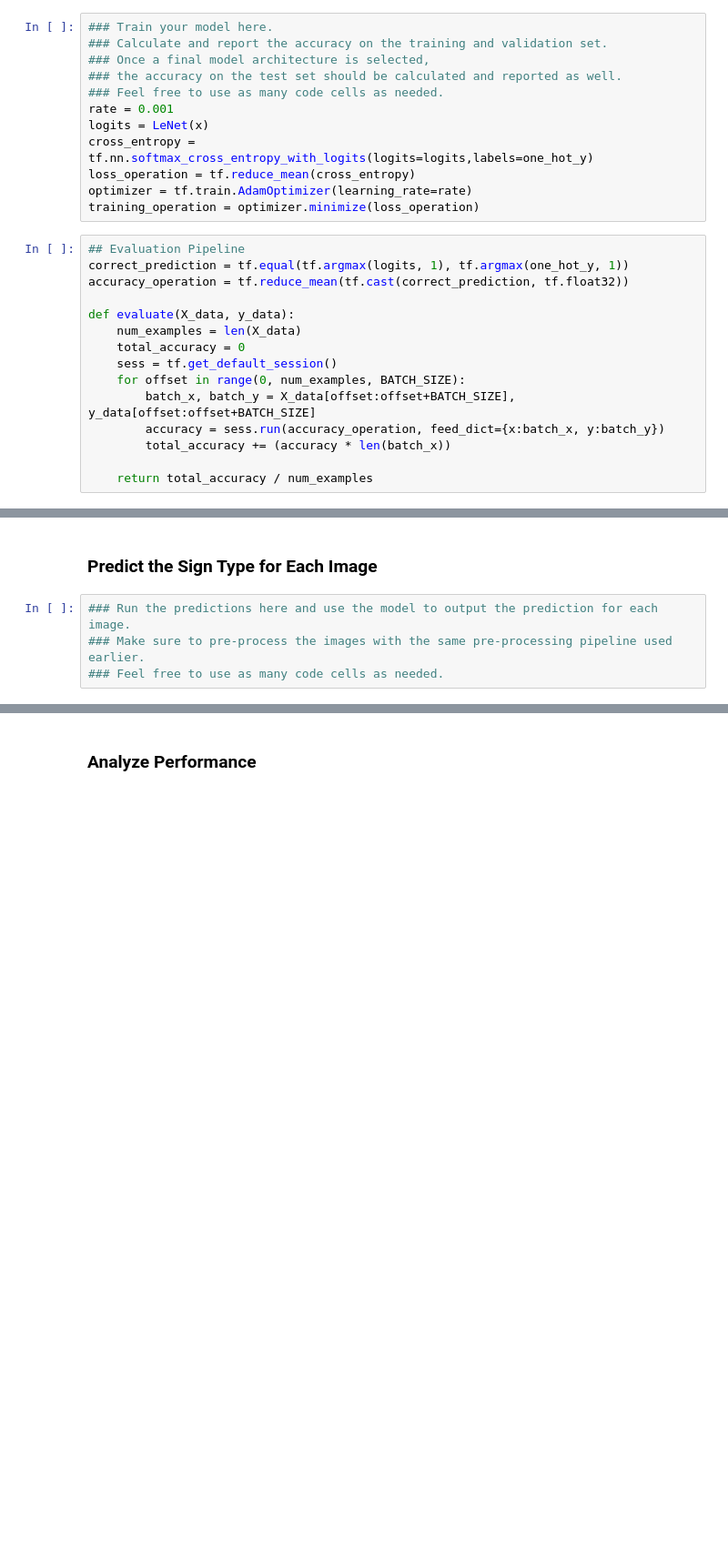
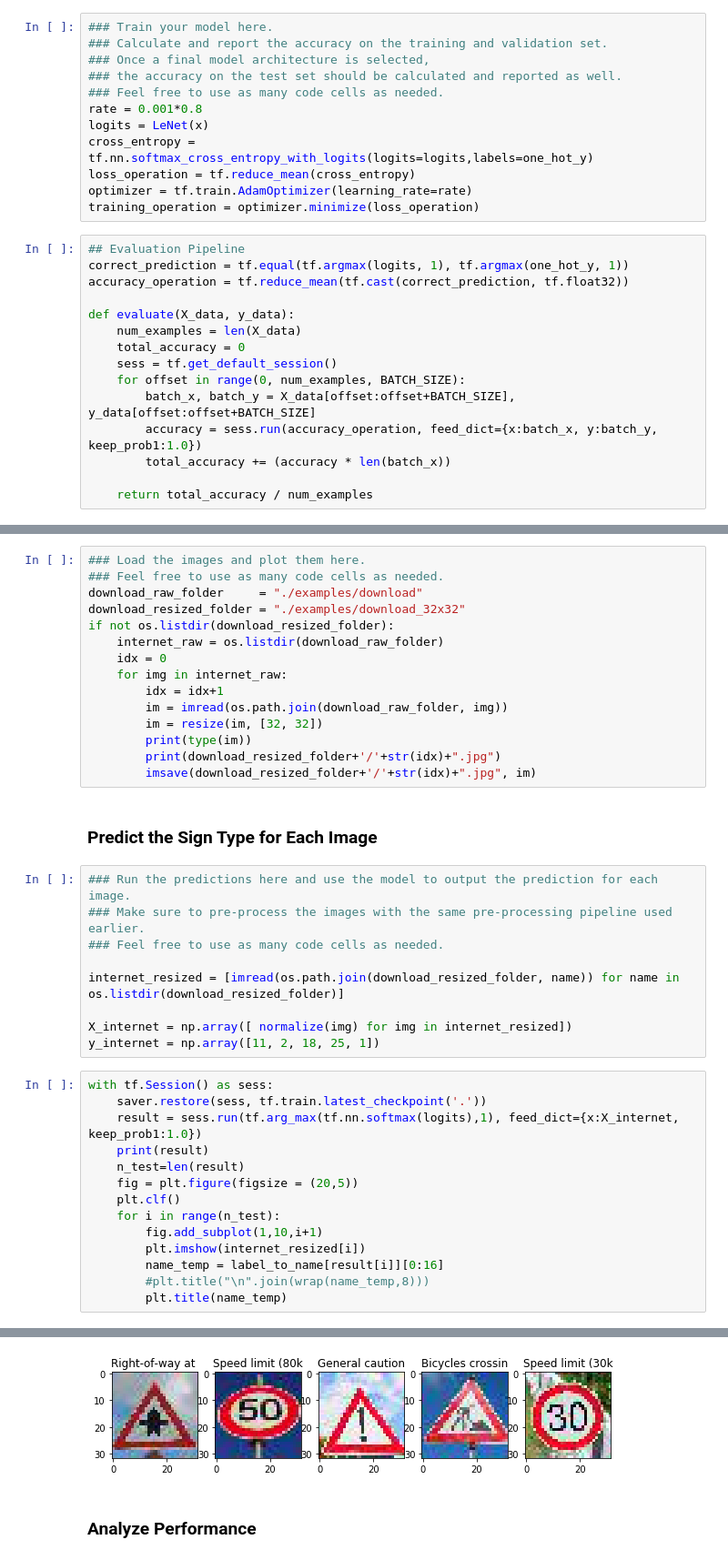
Before and after one commit to game-of-drones/CarND-Traffic-Sign-Classifier-Project, a Jupyter notebook: Traffic_Sign_Classifier.ipynb, the cells around one changed output, grey strips where cells are left out. Shown: that part at 91% size. Drawn from its saved outputs; the diff is of its cells as text; blank space fills up the shorter version.

```diff
--- a/Traffic_Sign_Classifier.ipynb
+++ b/Traffic_Sign_Classifier.ipynb
@@ -246,7 +293,7 @@ sets imply underfitting. A high accuracy on the training set but low accuracy on
 ### Once a final model architecture is selected,
 ### the accuracy on the test set should be calculated and reported as well.
 ### Feel free to use as many code cells as needed.
-rate = 0.001
+rate = 0.001*0.8
 logits = LeNet(x)
 cross_entropy = tf.nn.softmax_cross_entropy_with_logits(logits=logits,labels=one_hot_y)
 loss_operation = tf.reduce_mean(cross_entropy)
@@ -263,7 +310,7 @@ def evaluate(X_data, y_data):
     sess = tf.get_default_session()
     for offset in range(0, num_examples, BATCH_SIZE):
         batch_x, batch_y = X_data[offset:offset+BATCH_SIZE],  y_data[offset:offset+BATCH_SIZE]
-        accuracy = sess.run(accuracy_operation, feed_dict={x:batch_x, y:batch_y})
+        accuracy = sess.run(accuracy_operation, feed_dict={x:batch_x, y:batch_y, keep_prob1:1.0})
         total_accuracy += (accuracy * len(batch_x))
 
     return total_accuracy / num_examples
@@ -333,6 +381,41 @@ You may find `signnames.csv` useful as it contains mappings from the class id (i
+# %%
+### Load the images and plot them here.
+### Feel free to use as many code cells as needed.
+download_raw_folder     = "./examples/download"
+download_resized_folder = "./examples/download_32x32"
+if not os.listdir(download_resized_folder):
+    internet_raw = os.listdir(download_raw_folder)
+    idx = 0
+    for img in internet_raw:
+        idx = idx+1
+        im = imread(os.path.join(download_raw_folder, img))
+        im = resize(im, [32, 32])
+        print(type(im))
+        print(download_resized_folder+'/'+str(idx)+".jpg")
+        imsave(download_resized_folder+'/'+str(idx)+".jpg", im)
 # %% [markdown]
 ### Predict the Sign Type for Each Image
 # %%
 ### Run the predictions here and use the model to output the prediction for each image.
 ### Make sure to pre-process the images with the same pre-processing pipeline used earlier.
 ### Feel free to use as many code cells as needed.
+
+internet_resized = [imread(os.path.join(download_resized_folder, name)) for name in os.listdir(download_resized_folder)]
+
+X_internet = np.array([ normalize(img) for img in internet_resized])
+y_internet = np.array([11, 2, 18, 25, 1])
+# %%
+with tf.Session() as sess:
+    saver.restore(sess, tf.train.latest_checkpoint('.'))
+    result = sess.run(tf.arg_max(tf.nn.softmax(logits),1), feed_dict={x:X_internet, keep_prob1:1.0})
+    print(result)
+    n_test=len(result)
+    fig = plt.figure(figsize = (20,5))
+    plt.clf()
+    for i in range(n_test):
+        fig.add_subplot(1,10,i+1)
+        plt.imshow(internet_resized[i])
+        name_temp = label_to_name[result[i]][0:16]
+        #plt.title("\n".join(wrap(name_temp,8)))
+        plt.title(name_temp)
+# %% [output]
@@ -339,3 +423,4 @@ You may find `signnames.csv` useful as it contains mappings from the class id (i
+[figure, added]
 # %% [markdown]
 ### Analyze Performance
 # %%
```
Also changed, not shown: parts of 23 cells of this notebook, 14 other files.
